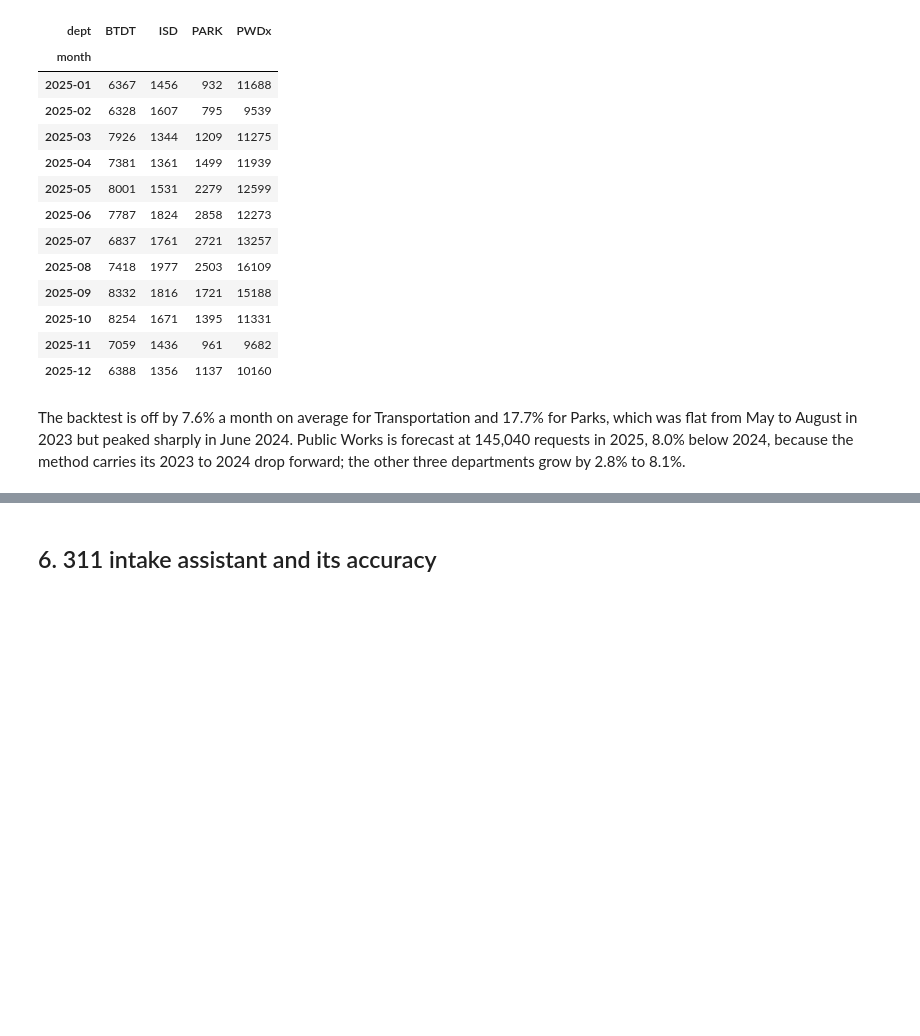
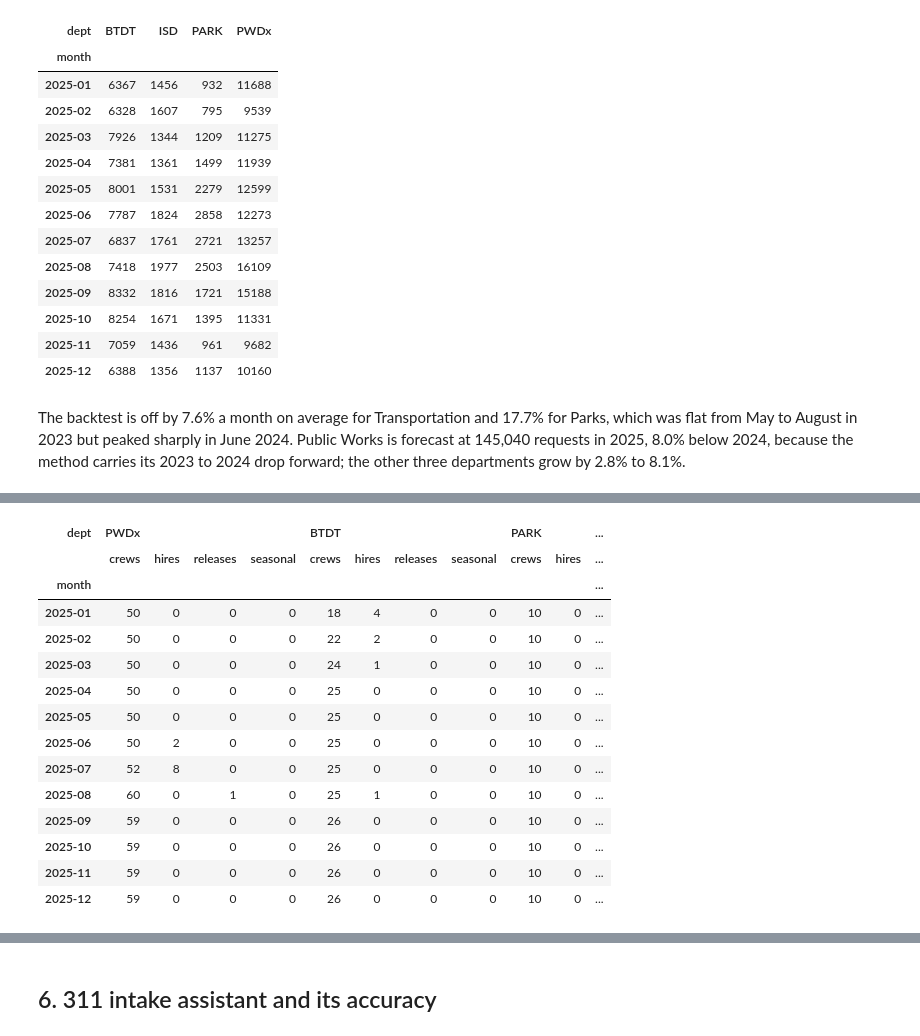
Before and after one commit to nishanth3112/Bos311-Crew-Planner, a Jupyter notebook: notebooks/boston311_crew_planner.ipynb, the cells around one changed output, grey strips where cells are left out. Saved outputs shown, nothing was run; the diff lists cells and outputs as text; code cells hidden in the pictures; blank space fills up the shorter version.

```diff
--- a/notebooks/boston311_crew_planner.ipynb
+++ b/notebooks/boston311_crew_planner.ipynb
@@ -273,0 +337,15 @@ The backtest is off by 7.6% a month on average for Transportation and 17.7% for
+# %%
+forecast = pd.read_csv(PROCESSED / "forecast_2025.csv").sort_values(["dept", "month"])
+demand = {k: forecast[forecast.dept == k].forecast.tolist() for k in DEPTS}
+runs = {}
+for k, d in DEPTS.items():
+    runs["plan", k] = plan_dept(d, demand[k], seasonal=(k == "PARK"))
+    flat = pd.DataFrame({"crews": d["jan_crews"], "hires": 0, "releases": 0, "seasonal": 0}, index=range(12))
+    runs["baseline", k] = plan_dept(d, demand[k], fixed=flat)
+
+summary = pd.DataFrame([dict(dept=k, mode=mode, **summarize(p)) for (mode, k), p in runs.items()]
+                       + [dict(dept="All", mode=mode, **summarize(pd.concat(runs[mode, k] for k in DEPTS)))
+                          for mode in ("plan", "baseline")])
+table = summary.drop(columns="peak_crews").set_index(["dept", "mode"]).loc[[*DEPTS, "All"]]
+table.style.format({"crew_cost": "${:,.0f}", "penalty": "${:,.0f}", "cost": "${:,.0f}",
+                    "on_time_est": "{:.1%}", "utilization": "{:.1%}"})
@@ -273,0 +376,24 @@ The backtest is off by 7.6% a month on average for Transportation and 17.7% for
+# %%
+plan = pd.concat({k: runs["plan", k] for k in DEPTS}, names=["dept"]).reset_index(0)
+plan["month"] = plan.month.map("2025-{:02d}".format)
+cols = ["dept", "month", "crews", "hires", "releases", "seasonal", "capacity", "demand", "backlog", "utilization", "cost"]
+plan[cols].round({"backlog": 1, "utilization": 3, "cost": 2}).astype({c: int for c in ["crews", "hires", "releases", "seasonal", "capacity"]}) \
+    .to_csv(PROCESSED / "plan_2025.csv", index=False)
+plan.pivot(index="month", columns="dept", values=["crews", "hires", "releases", "seasonal"]).astype(int) \
+    .swaplevel(axis=1)[list(DEPTS)]
+# %% [output]
+| dept | PWDx |  |  |  | BTDT |  |  |  | PARK |  | ... |
+|  | crews | hires | releases | seasonal | crews | hires | releases | seasonal | crews | hires | ... |
+| month |  |  |  |  |  |  |  |  |  |  | ... |
+| 2025-01 | 50 | 0 | 0 | 0 | 18 | 4 | 0 | 0 | 10 | 0 | ... |
+| 2025-02 | 50 | 0 | 0 | 0 | 22 | 2 | 0 | 0 | 10 | 0 | ... |
+| 2025-03 | 50 | 0 | 0 | 0 | 24 | 1 | 0 | 0 | 10 | 0 | ... |
+| 2025-04 | 50 | 0 | 0 | 0 | 25 | 0 | 0 | 0 | 10 | 0 | ... |
+| 2025-05 | 50 | 0 | 0 | 0 | 25 | 0 | 0 | 0 | 10 | 0 | ... |
+| 2025-06 | 50 | 2 | 0 | 0 | 25 | 0 | 0 | 0 | 10 | 0 | ... |
+| 2025-07 | 52 | 8 | 0 | 0 | 25 | 0 | 0 | 0 | 10 | 0 | ... |
+| 2025-08 | 60 | 0 | 1 | 0 | 25 | 1 | 0 | 0 | 10 | 0 | ... |
+| 2025-09 | 59 | 0 | 0 | 0 | 26 | 0 | 0 | 0 | 10 | 0 | ... |
+| 2025-10 | 59 | 0 | 0 | 0 | 26 | 0 | 0 | 0 | 10 | 0 | ... |
+| 2025-11 | 59 | 0 | 0 | 0 | 26 | 0 | 0 | 0 | 10 | 0 | ... |
+| 2025-12 | 59 | 0 | 0 | 0 | 26 | 0 | 0 | 0 | 10 | 0 | ... |
```
Also changed, not shown: parts of 13 cells of this notebook, 2 other files.
